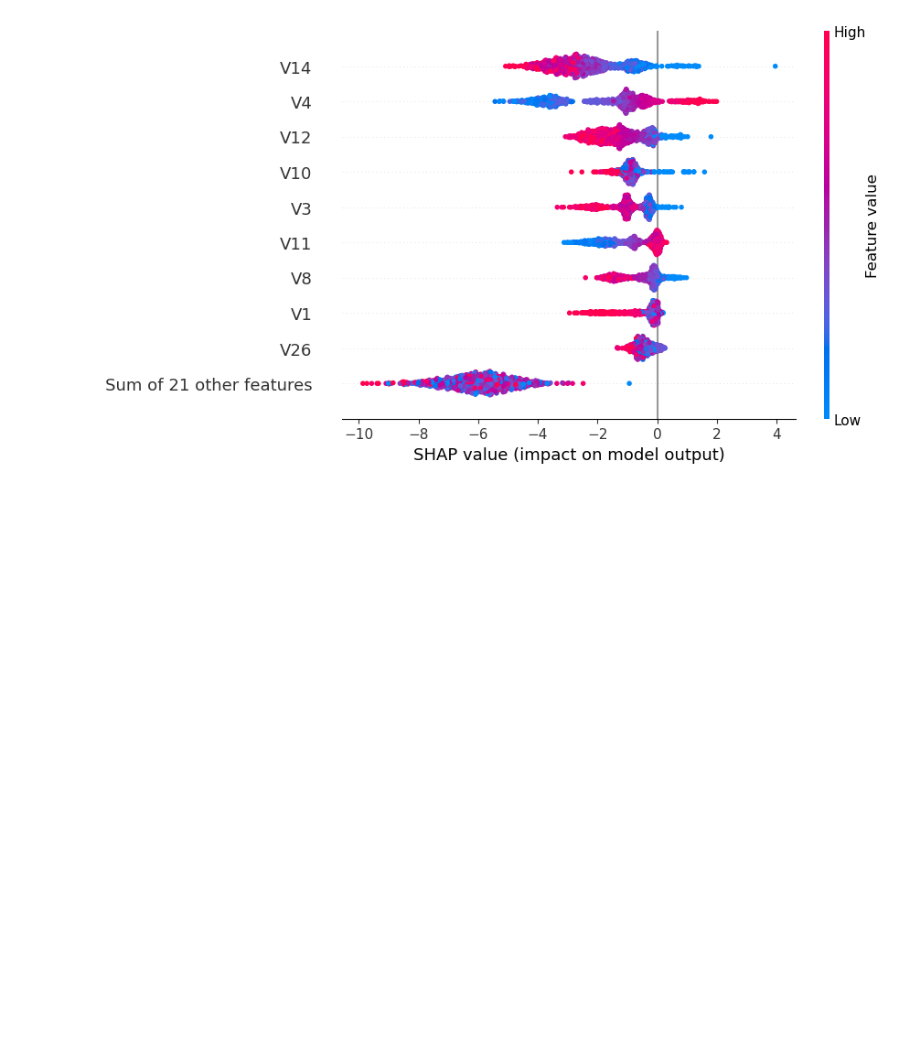
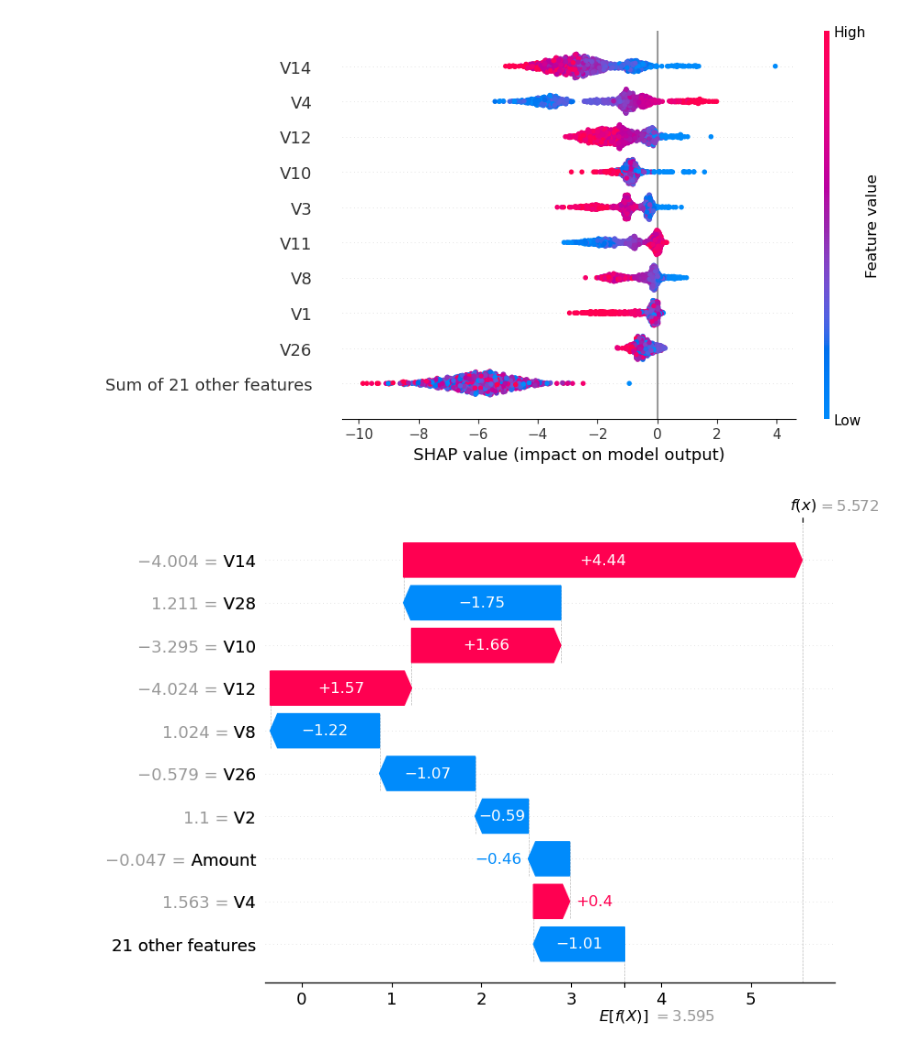
Before and after one commit to HNK69/creditCardFraud, a Jupyter notebook: notebooks/04_model_training.ipynb, the cells around one changed output. Saved outputs shown, nothing was run; the diff lists cells and outputs as text; code cells hidden in the pictures; blank space fills up the shorter version.

```diff
--- a/notebooks/04_model_training.ipynb
+++ b/notebooks/04_model_training.ipynb
@@ -805,3 +805,18 @@ shap.plots.beeswarm(
 )
 # %% [output]
 [figure]
+# %%
+fraud_indices = (y_pred_final == 1).nonzero()[0]
+
+transaction_index = fraud_indices[0]
+
+transaction = X_test.iloc[[transaction_index]]
+
+transaction_shap = explainer(transaction)
+
+shap.plots.waterfall(
+    transaction_shap[0],
+    max_display = 10
+)
+# %% [output]
+[figure, added]
```
